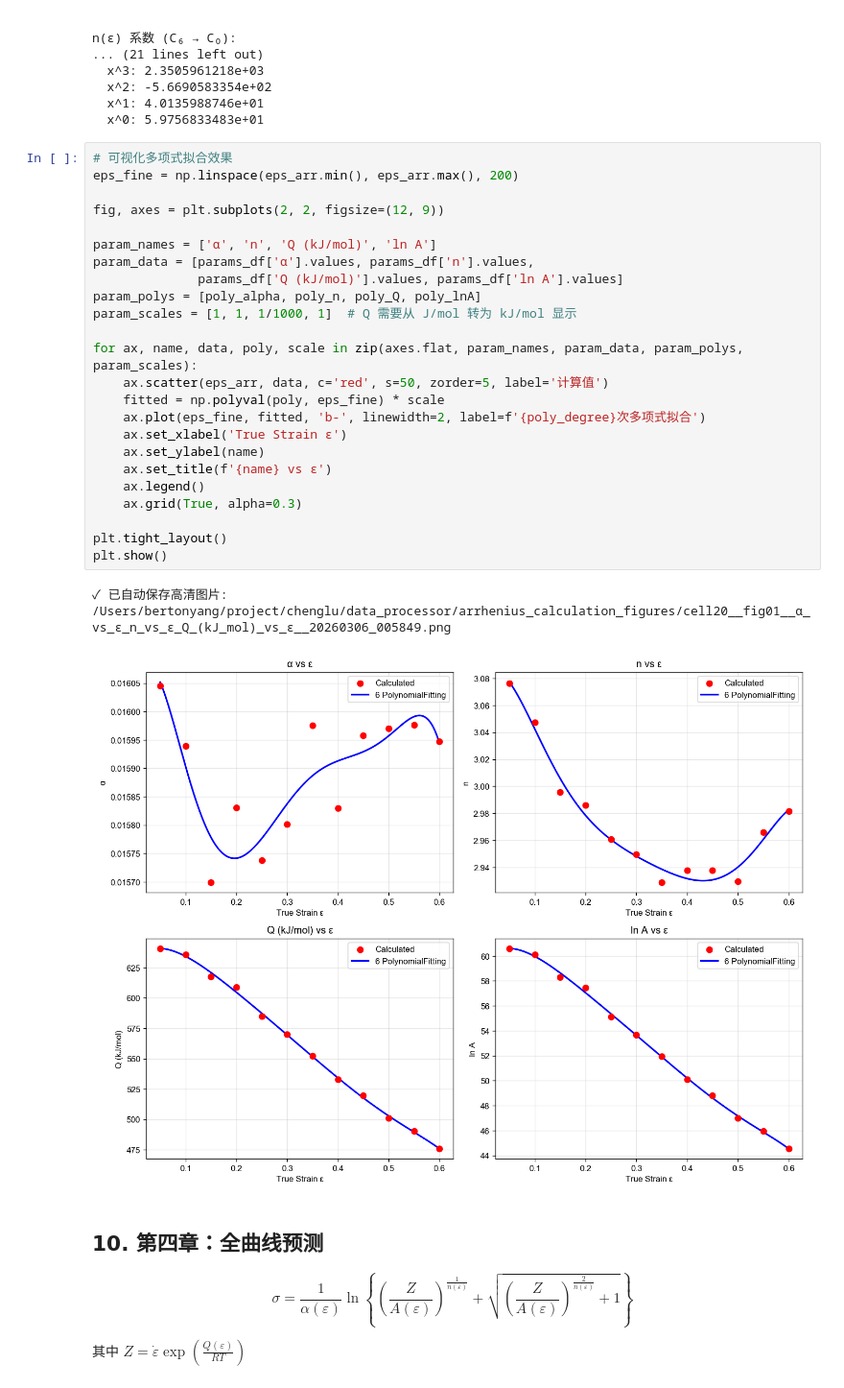
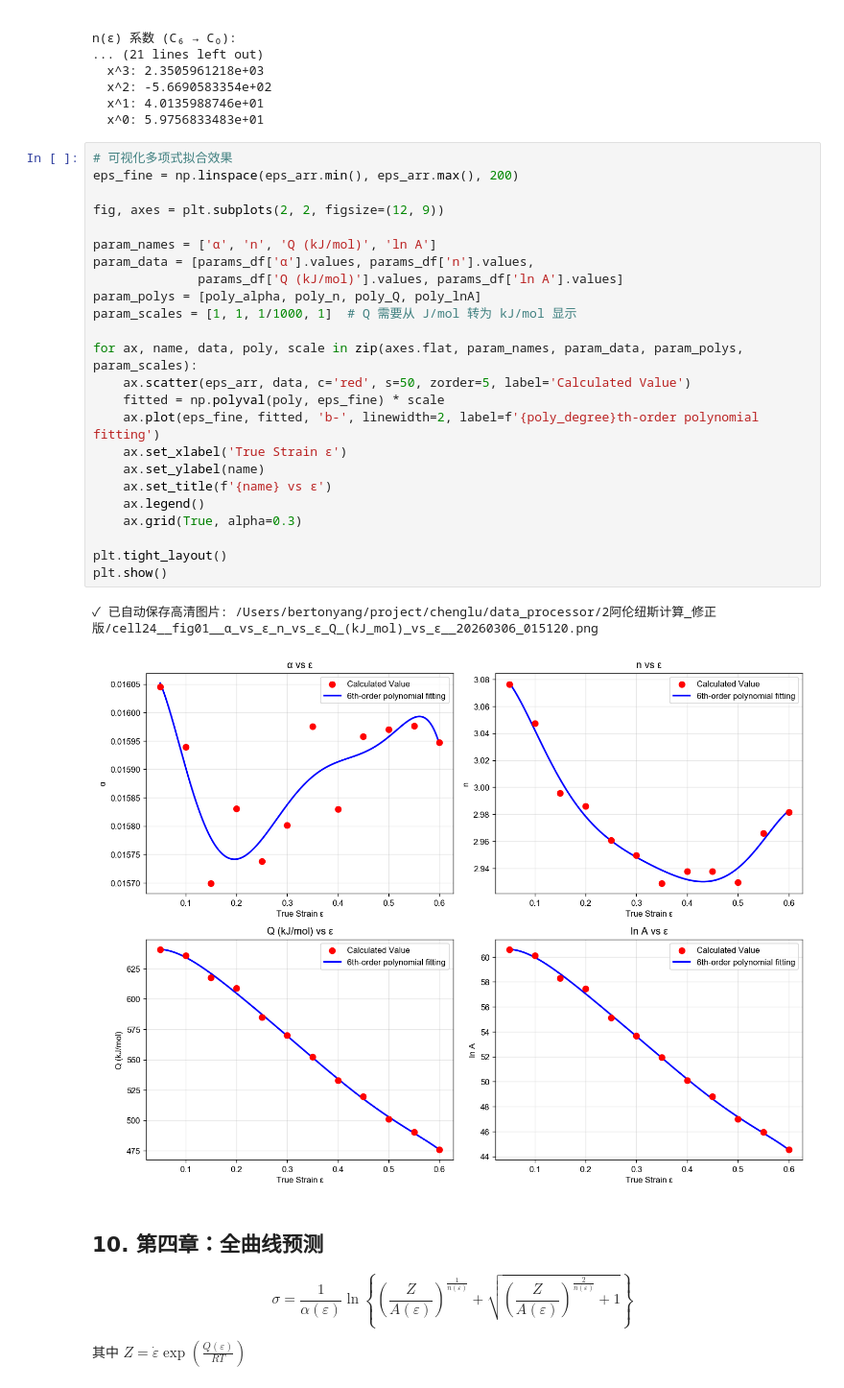
Before and after one commit to berton820/cl_Arrhenius, a Jupyter notebook: data_processor/2阿伦纽斯计算_修正版.ipynb, the cells around one changed output. Shown at 96% size. Cells and saved outputs as stored; diff of their text form.

```diff
--- a/data_processor/2阿伦纽斯计算_修正版.ipynb
+++ b/data_processor/2阿伦纽斯计算_修正版.ipynb
@@ -794,30 +794,30 @@ n(ε) 系数 (C₆ → C₀):
 # %%
 # 可视化多项式拟合效果
 eps_fine = np.linspace(eps_arr.min(), eps_arr.max(), 200)
 
 fig, axes = plt.subplots(2, 2, figsize=(12, 9))
 
 param_names = ['α', 'n', 'Q (kJ/mol)', 'ln A']
 param_data = [params_df['α'].values, params_df['n'].values,
               params_df['Q (kJ/mol)'].values, params_df['ln A'].values]
 param_polys = [poly_alpha, poly_n, poly_Q, poly_lnA]
 param_scales = [1, 1, 1/1000, 1]  # Q 需要从 J/mol 转为 kJ/mol 显示
 
 for ax, name, data, poly, scale in zip(axes.flat, param_names, param_data, param_polys, param_scales):
-    ax.scatter(eps_arr, data, c='red', s=50, zorder=5, label='计算值')
+    ax.scatter(eps_arr, data, c='red', s=50, zorder=5, label='Calculated Value')
     fitted = np.polyval(poly, eps_fine) * scale
-    ax.plot(eps_fine, fitted, 'b-', linewidth=2, label=f'{poly_degree}次多项式拟合')
+    ax.plot(eps_fine, fitted, 'b-', linewidth=2, label=f'{poly_degree}th-order polynomial fitting')
     ax.set_xlabel('True Strain ε')
     ax.set_ylabel(name)
     ax.set_title(f'{name} vs ε')
     ax.legend()
     ax.grid(True, alpha=0.3)
 
 plt.tight_layout()
 plt.show()
 # %% [output]
-✓ 已自动保存高清图片: /Users/bertonyang/project/chenglu/data_processor/arrhenius_calculation_figures/cell20__fig01__α_vs_ε_n_vs_ε_Q_(kJ_mol)_vs_ε__20260306_005849.png
+✓ 已自动保存高清图片: /Users/bertonyang/project/chenglu/data_processor/2阿伦纽斯计算_修正版/cell24__fig01__α_vs_ε_n_vs_ε_Q_(kJ_mol)_vs_ε__20260306_015120.png
-[figure, old version]
+[figure, new version]
 # %% [markdown]
 ## 10. 第四章：全曲线预测
 
```
Also changed, not shown: parts of 9 cells of this notebook, 1 other file.
